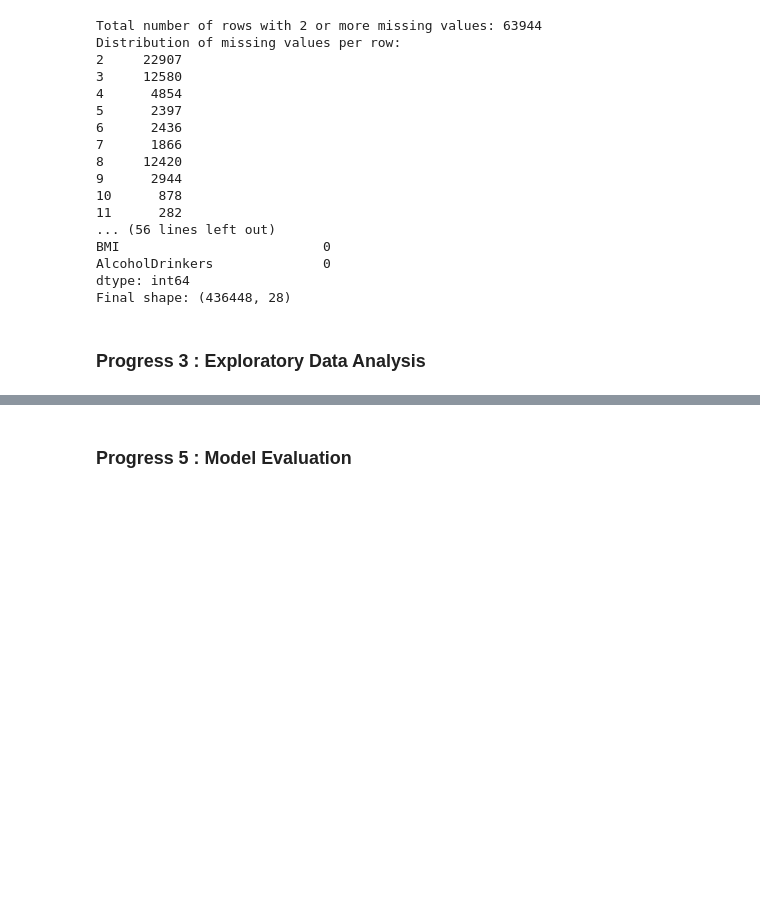
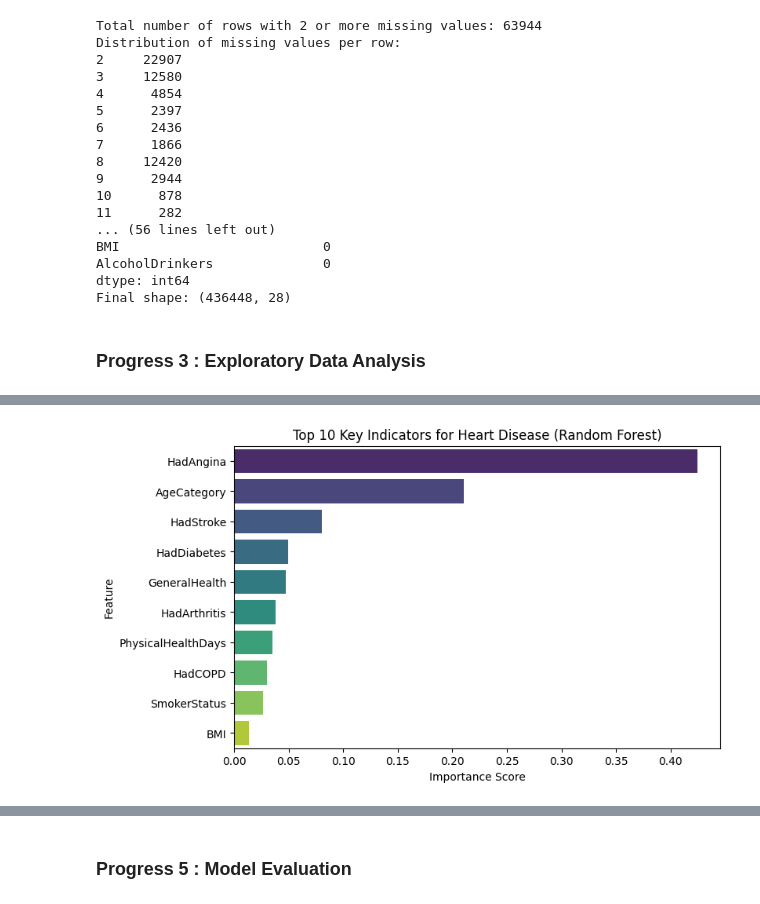
Before and after one commit to FleepyDean/TEAM_8_INDICATORS_OF_HEART_DISEASE, a Jupyter notebook: main.ipynb, the cells around one changed output, grey strips where cells are left out. Saved outputs shown, nothing was run; the diff lists cells and outputs as text; code cells hidden in the pictures; blank space fills up the shorter version.

Commit message:
add model development

```diff
--- a/main.ipynb
+++ b/main.ipynb
@@ -375,0 +371,95 @@ Name: HadHeartAttack, dtype: float64
+# %%
+# --- PART A: MODEL INITIALIZATION ---
+print("1. Initializing Models...")
+
+# Requirement: "Simple and multiple linear regression"
+# To predict BMI (Continuous Variable)
+simple_linear_model = SklearnLinearRegression()
+
+# Classification Model: Random Forest (for Heart Disease Prediction)
+# Limit max_depth to prevent overfitting (memorizing data)
+rf_model = RandomForestClassifier(
+    n_estimators=100,
+    max_depth=10,
+    random_state=42,
+    class_weight='balanced'
+)
+
+# --- PART B: MODEL TRAINING ---
+print("\n2. Training Models (Fitting to Training Data)...")
+
+# Fit Regression Model (Predicting BMI)
+simple_linear_model.fit(X_train_reg_scaled, y_train_reg)
+
+# Fit Classification Model (Predicting Heart Disease)
+rf_model.fit(X_train_class_scaled, y_train_class)
+
+print("   Models successfully trained.")
+
+# --- PART C: IN-SAMPLE EVALUATION ---
+# Requirement: "R-squared and MSE for In-Sample Evaluation"
+print("\n3. In-Sample Evaluation (Training Data Performance)...")
+
+# Calculate metrics for Simple Linear Model on TRAINING data
+train_pred_linear = simple_linear_model.predict(X_train_reg_scaled)
+mse_linear = mean_squared_error(y_train_reg, train_pred_linear)
+r2_linear = r2_score(y_train_reg, train_pred_linear)
+
+print(f"   - Simple Linear Regression:  MSE={mse_linear:.2f}, R²={r2_linear:.4f}")
+
+# --- PART D: VISUALIZATION ---
+# Requirement: "Model evaluation using visualization"
+print("\n4. Model Visualization: Feature Importance (Random Forest)...")
+
+# Extract feature importances to see which health factors matter most
+feature_importances = pd.DataFrame({
+    'Feature': class_features,
+    'Importance': rf_model.feature_importances_
+}).sort_values('Importance', ascending=False).head(10)
+
+# Plot
+plt.figure(figsize=(8, 5))
+sns.barplot(x='Importance', y='Feature', data=feature_importances, palette='viridis')
+plt.title('Top 10 Key Indicators for Heart Disease (Random Forest)')
+plt.xlabel('Importance Score')
+plt.show()
+
+# --- RISK HIERARCHY ANALYSIS ---
+print("📊 Analysis: Hierarchy of Heart Disease Risks ---")
+print("Our Random Forest model has identified three distinct tiers of risk factors:")
+
+print("\nTIER 1: CRITICAL INDICATORS (The 'Red Flags')")
+print("   - 'HadAngina' (Chest Pain) is the overwhelming dominant predictor.")
+print("   - 'AgeCategory' is the secondary critical driver.")
+print("   - INSIGHT: If a patient is older and has chest pain, the model almost always predicts high risk.")
+
+print("\nTIER 2: MAJOR CONTRIBUTORS (Medical History)")
+print("   - 'HadStroke' and 'HadDiabetes' form the second layer of risk.")
+print("   - These conditions significantly increase probability but are less dominant than Angina.")
+
+print("\nTIER 3: CONTRIBUTING FACTORS (Lifestyle)")
+print("   - 'GeneralHealth', 'SmokerStatus', and 'BMI' act as fine-tuning factors.")
+print("   - While important, they serve to adjust the risk score up or down rather than defining it entirely.")
+
+# --- PART E: PREDICTION AND DECISION MAKING ---
+print("\n5. Prediction Simulation (Decision Making)...")
+
+# Take the first patient from the test set and predict the risk
+sample_patient = X_test_class_scaled[0].reshape(1, -1)
+true_label = "Heart Disease" if y_test_class[0] == 1 else "Healthy"
+
+# Predict probability
+risk_probability = rf_model.predict_proba(sample_patient)[0][1]
+
+# Decision Logic (Threshold = 0.5)
+decision = "High Risk - Consult Doctor" if risk_probability > 0.5 else "Low Risk - Maintain Lifestyle"
+
+print(f"   Patient Case Study:")
+print(f"   - Actual Status: {true_label}")
+print(f"   - Model Risk Score: {risk_probability:.1%}")
+print(f"   - AI Decision: {decision}")
+
+# --- PART F: PREPARE FOR PROGRESS 5 ---
+y_pred_rf = rf_model.predict(X_test_class_scaled)
+y_pred_linear = simple_linear_model.predict(X_test_reg_scaled)
+# %% [output]
@@ -375,0 +475 @@ Name: HadHeartAttack, dtype: float64
+[figure, added]
```
Also changed, not shown: parts of 7 cells of this notebook.
